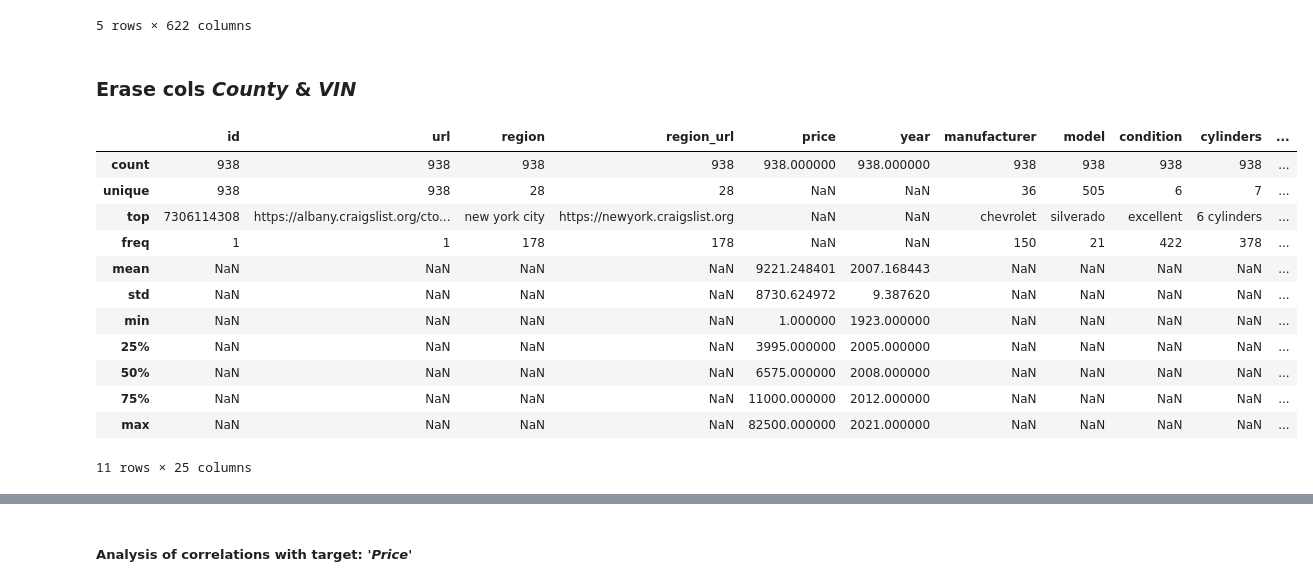
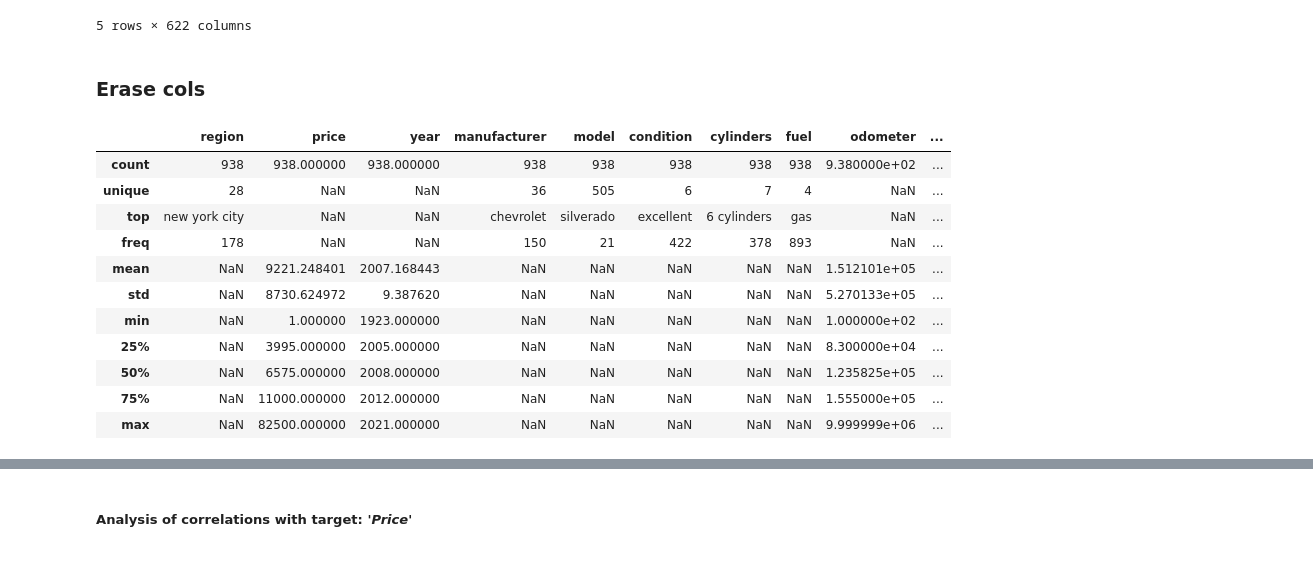
Before and after one commit to PepOrtinLopz/Kaggle, a Jupyter notebook: Kaggle.ipynb, the cells around one changed output, grey strips where cells are left out. Saved outputs shown, nothing was run; the diff lists cells and outputs as text; code cells hidden in the pictures.

```diff
--- a/Kaggle.ipynb
+++ b/Kaggle.ipynb
@@ -264,21 +265,25 @@ X.head()
 | 4 | 0.0 | 1.0 | 0.0 | 0.0 | 0.0 | ... |
 5 rows × 622 columns
 # %% [markdown]
-### Erase cols ***County*** & ***VIN***
+### Erase cols
 # %%
+# Columns with most NaNs
 df = df.drop(['county', 'VIN'], axis=1)
+
+# Not used columns
+df = df.drop(['id', 'url', 'region_url', 'image_url', 'description', 'lat', 'long'], axis=1)
+
 df.describe(include='all')
 # %% [output]
-|  | id | url | region | region_url | price | year | manufacturer | model | condition | cylinders | ... |
-| count | 938 | 938 | 938 | 938 | 938.000000 | 938.000000 | 938 | 938 | 938 | 938 | ... |
-| unique | 938 | 938 | 28 | 28 | NaN | NaN | 36 | 505 | 6 | 7 | ... |
-| top | 7306114308 | https://albany.craigslist.org/cto... | new york city | https://newyork.craigslist.org | NaN | NaN | chevrolet | silverado | excellent | 6 cylinders | ... |
-| freq | 1 | 1 | 178 | 178 | NaN | NaN | 150 | 21 | 422 | 378 | ... |
-| mean | NaN | NaN | NaN | NaN | 9221.248401 | 2007.168443 | NaN | NaN | NaN | NaN | ... |
-| std | NaN | NaN | NaN | NaN | 8730.624972 | 9.387620 | NaN | NaN | NaN | NaN | ... |
-| min | NaN | NaN | NaN | NaN | 1.000000 | 1923.000000 | NaN | NaN | NaN | NaN | ... |
-| 25% | NaN | NaN | NaN | NaN | 3995.000000 | 2005.000000 | NaN | NaN | NaN | NaN | ... |
-| 50% | NaN | NaN | NaN | NaN | 6575.000000 | 2008.000000 | NaN | NaN | NaN | NaN | ... |
-| 75% | NaN | NaN | NaN | NaN | 11000.000000 | 2012.000000 | NaN | NaN | NaN | NaN | ... |
-| max | NaN | NaN | NaN | NaN | 82500.000000 | 2021.000000 | NaN | NaN | NaN | NaN | ... |
+|  | region | price | year | manufacturer | model | condition | cylinders | fuel | odometer | ... |
+| count | 938 | 938.000000 | 938.000000 | 938 | 938 | 938 | 938 | 938 | 9.380000e+02 | ... |
+| unique | 28 | NaN | NaN | 36 | 505 | 6 | 7 | 4 | NaN | ... |
+| top | new york city | NaN | NaN | chevrolet | silverado | excellent | 6 cylinders | gas | NaN | ... |
+| freq | 178 | NaN | NaN | 150 | 21 | 422 | 378 | 893 | NaN | ... |
+| mean | NaN | 9221.248401 | 2007.168443 | NaN | NaN | NaN | NaN | NaN | 1.512101e+05 | ... |
+| std | NaN | 8730.624972 | 9.387620 | NaN | NaN | NaN | NaN | NaN | 5.270133e+05 | ... |
+| min | NaN | 1.000000 | 1923.000000 | NaN | NaN | NaN | NaN | NaN | 1.000000e+02 | ... |
+| 25% | NaN | 3995.000000 | 2005.000000 | NaN | NaN | NaN | NaN | NaN | 8.300000e+04 | ... |
+| 50% | NaN | 6575.000000 | 2008.000000 | NaN | NaN | NaN | NaN | NaN | 1.235825e+05 | ... |
+| 75% | NaN | 11000.000000 | 2012.000000 | NaN | NaN | NaN | NaN | NaN | 1.555000e+05 | ... |
+| max | NaN | 82500.000000 | 2021.000000 | NaN | NaN | NaN | NaN | NaN | 9.999999e+06 | ... |
-11 rows × 25 columns
```
Also changed, not shown: parts of 10 cells of this notebook.
